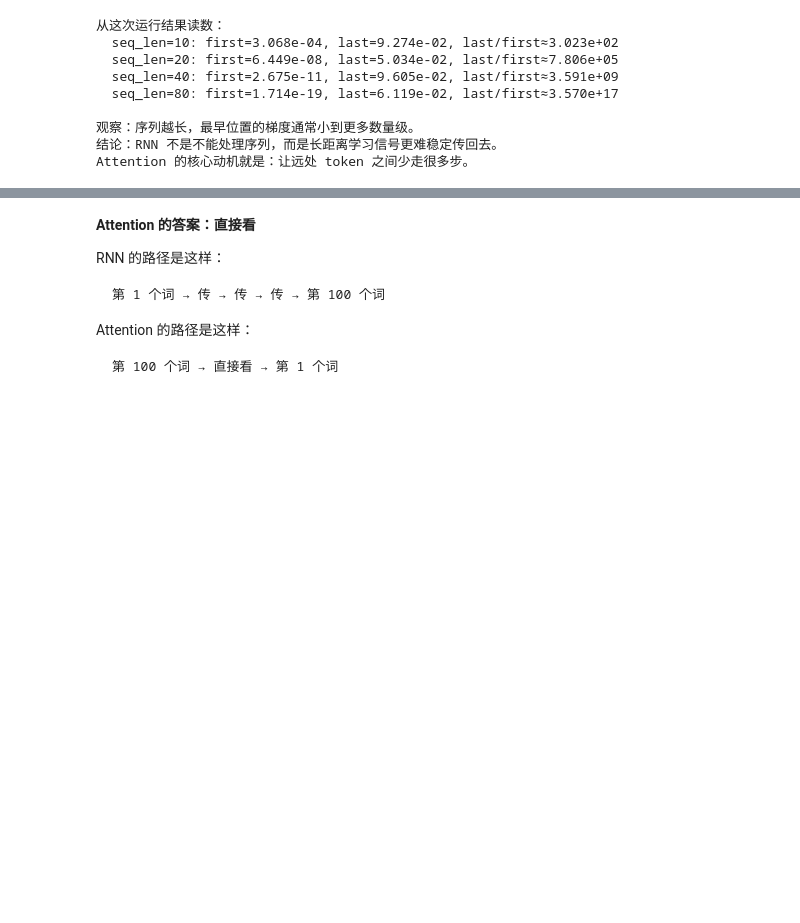
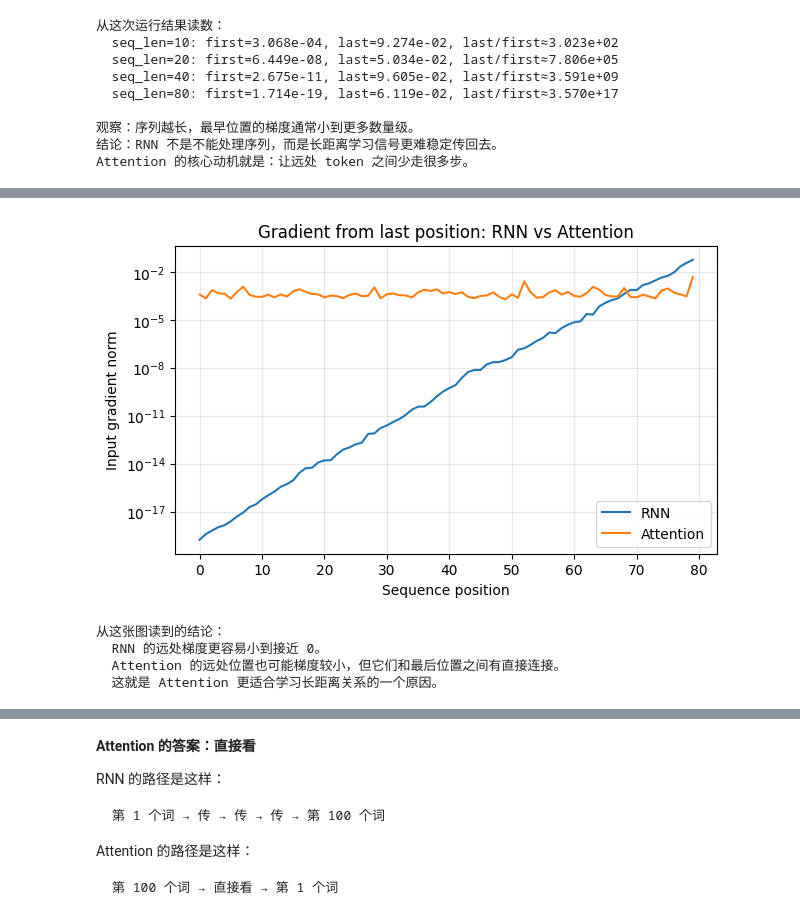
Before and after one commit to Stefan0219/modern-llm-notebook, a Jupyter notebook: notebooks/part1-foundation/04-transformer-block.ipynb, the cells around one changed output, grey strips where cells are left out. Cells and saved outputs as stored; diff of their text form; code cells hidden in the pictures; blank space fills up the shorter version.

```diff
--- a/notebooks/part1-foundation/04-transformer-block.ipynb
+++ b/notebooks/part1-foundation/04-transformer-block.ipynb
@@ -253,0 +340,23 @@ Attention 的核心动机就是：让远处 token 之间少走很多步。
+# %%
+# 对比：RNN 和 Attention 从最后位置反传回各输入位置的梯度
+plt.figure(figsize=(7, 4))
+plt.plot(positions.numpy(), grad_by_pos.detach().numpy(), label="RNN")
+plt.plot(positions.numpy(), attn_grad_by_pos.numpy(), label="Attention")
+plt.xlabel("Sequence position")
+plt.ylabel("Input gradient norm")
+plt.title("Gradient from last position: RNN vs Attention")
+plt.yscale("log")
+plt.legend()
+plt.grid(True, alpha=0.3)
+plt.show()
+
+print("从这张图读到的结论：")
+print("  RNN 的远处梯度更容易小到接近 0。")
+print("  Attention 的远处位置也可能梯度较小，但它们和最后位置之间有直接连接。")
+print("  这就是 Attention 更适合学习长距离关系的一个原因。")
+# %% [output]
+[figure, added]
+从这张图读到的结论：
+  RNN 的远处梯度更容易小到接近 0。
+  Attention 的远处位置也可能梯度较小，但它们和最后位置之间有直接连接。
+  这就是 Attention 更适合学习长距离关系的一个原因。
```
Also changed, not shown: parts of 10 cells of this notebook.
